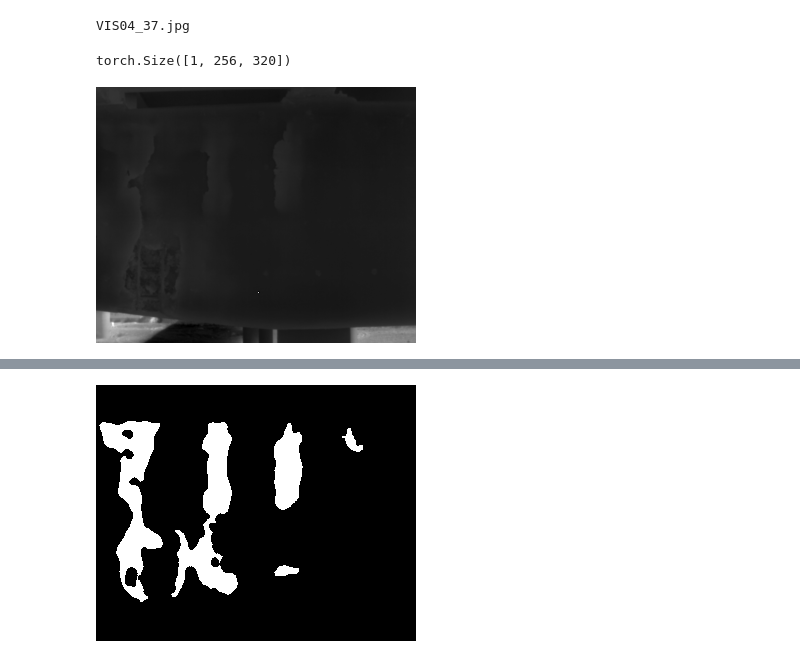
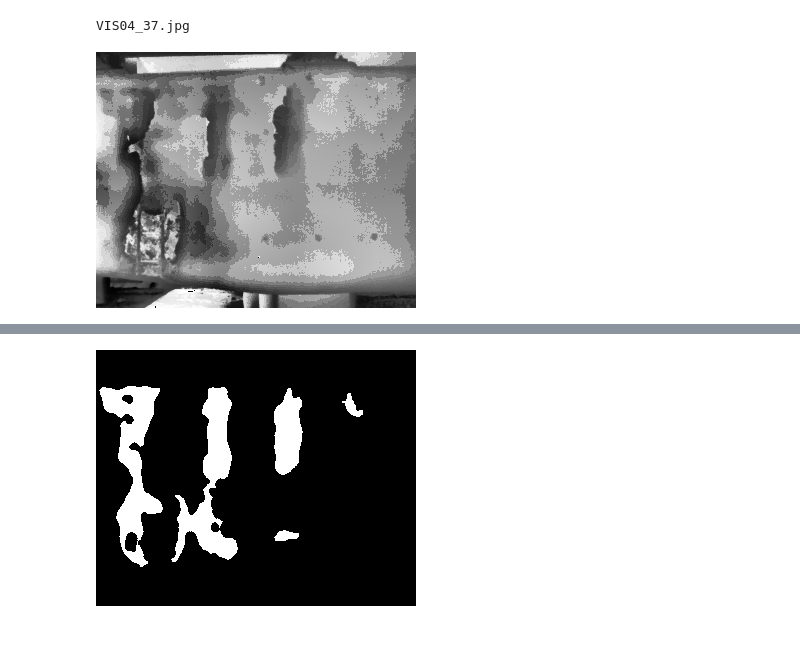
Before and after one commit to gramos93/mercury-duckling, a Jupyter notebook: notebooks/colormaps_example.ipynb, the cells around one changed output, grey strips where cells are left out. Drawn from its saved outputs; the diff is of its cells as text; code cells hidden in the pictures.

Commit message:
Fix CLAHE dimensions inconsistency

```diff
--- a/notebooks/colormaps_example.ipynb
+++ b/notebooks/colormaps_example.ipynb
@@ -124,8 +122,11 @@ clahe_image = clahe(inpt_greyscale, 20, 256, 4, 4)
-# %%
-input
-# %% [output]
-torch.Size([1, 256, 320])
+# %%
+# cmap_transform = Colormap(colormap="Greys")
+normalization = MinMaxNormalization()
+clahe_transform = Clahe()
+
+input = normalization(input)
+input = clahe_transform(input)
 # %%
-display(to_pil_image(input/input.max()))
+display(to_pil_image(input))
 # %% [output]
-[figure, old version]
+[figure, new version]
```
Also changed, not shown: parts of 4 cells of this notebook, 2 other files.
